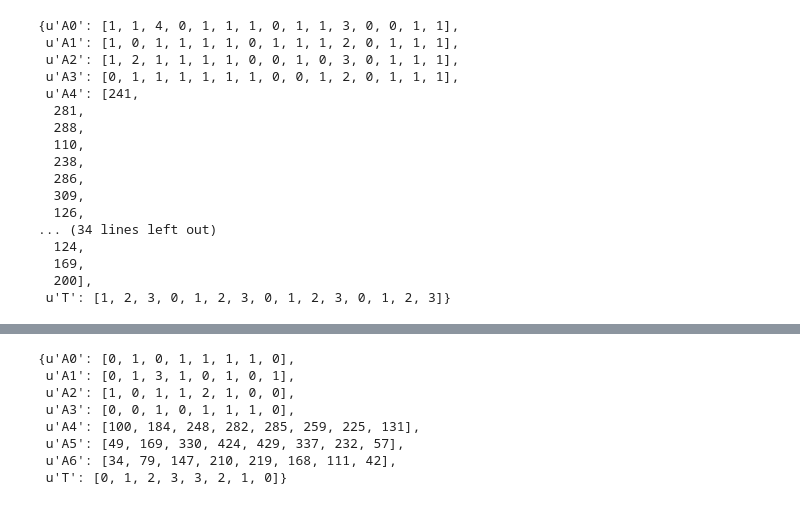
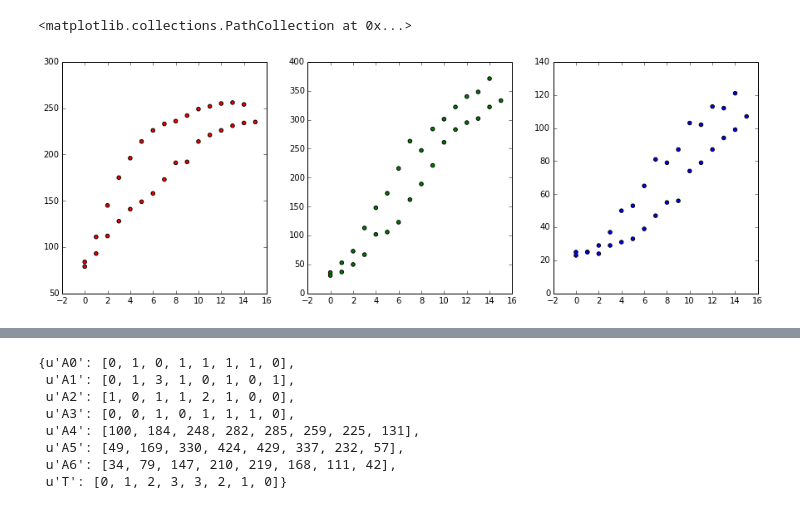
Before and after one commit to crossbario/crossbar-examples, a Jupyter notebook: iotcookbook/app/weights/wpadlab/notebooks/estimate_model.ipynb, the cells around one changed output, grey strips where cells are left out. Drawn from its saved outputs; the diff is of its cells as text; code cells hidden in the pictures.

```diff
--- a/iotcookbook/app/weights/wpadlab/notebooks/estimate_model.ipynb
+++ b/iotcookbook/app/weights/wpadlab/notebooks/estimate_model.ipynb
@@ -16,31 +16,30 @@ def call(proc, *args, **kwargs):
                       headers={'content-type': 'application/json'})
     res = r.json()
     return res['args'][0]
+# %%
+series = call("io.crossbar.demo.wpad.objstore.get", "series", 12)
+
+fig, ax = plt.subplots(1,3)
+fig.set_size_inches(15, 5)
+
+ax[0].scatter(series['T'], series['A4'], facecolor='r')
+ax[1].scatter(series['T'], series['A5'], facecolor='g')
+ax[2].scatter(series['T'], series['A6'], facecolor='b')
+# %% [output]
+<matplotlib.collections.PathCollection at 0x...>
+[figure, added]
 # %%
 # Get a data series previously stored from the Wpad Lab UI: a dict with keys "A0" - "A6" and "T"
 # is returned with arrays of ints with the analog sensors readings (0-1023) and the user defined
 # target value (if any was provided)
 
-series = call("io.crossbar.demo.wpad.objstore.get", "series", 4)
+series = call("io.crossbar.demo.wpad.objstore.get", "series", 11)
 series
+
+plt.scatter(np.array(series['T']) + 0.0, np.log(np.array(series['A0'])), facecolor='r')
+plt.scatter(np.array(series['T']) + 0.2, np.log(np.array(series['A1'])), facecolor='g')
+plt.scatter(np.array(series['T']) + 0.4, np.log(np.array(series['A2'])), facecolor='b')
+plt.scatter(np.array(series['T']) + 0.6, np.log(np.array(series['A3'])), facecolor='y')
-# %% [output]
-{u'A0': [1, 1, 4, 0, 1, 1, 1, 0, 1, 1, 3, 0, 0, 1, 1],
- u'A1': [1, 0, 1, 1, 1, 1, 0, 1, 1, 1, 2, 0, 1, 1, 1],
- u'A2': [1, 2, 1, 1, 1, 1, 0, 0, 1, 0, 3, 0, 1, 1, 1],
- u'A3': [0, 1, 1, 1, 1, 1, 1, 0, 0, 1, 2, 0, 1, 1, 1],
- u'A4': [241,
-  281,
-  288,
-  110,
-  238,
-  286,
-  309,
-  126,
-... (34 lines left out)
-  124,
-  169,
-  200],
- u'T': [1, 2, 3, 0, 1, 2, 3, 0, 1, 2, 3, 0, 1, 2, 3]}
 # %%
 # Import libs and activate inline plotting
 
```
Also changed, not shown: parts of 12 cells of this notebook, 6 other files.
